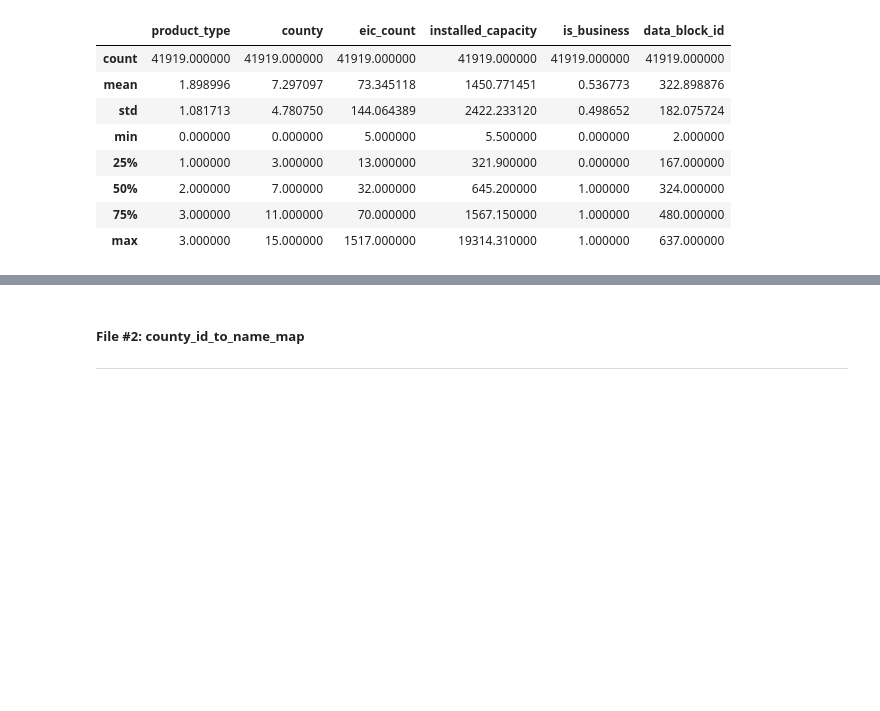
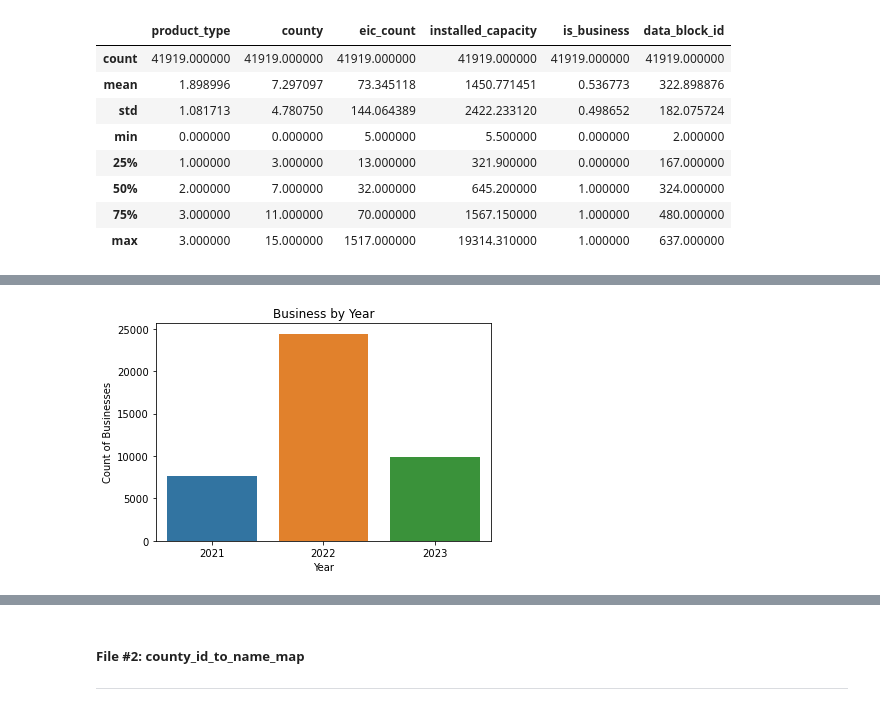
Before and after one commit to rachelhgoldstein/Enefit, a Jupyter notebook: Code/General_EDA.ipynb, the cells around one changed output, grey strips where cells are left out. Cells and saved outputs as stored; diff of their text form; code cells hidden in the pictures; blank space fills up the shorter version.

```diff
--- a/Code/General_EDA.ipynb
+++ b/Code/General_EDA.ipynb
@@ -200,0 +289,10 @@ Let's explore some patterns in the data
+# %%
+sns.barplot(data=pd.DataFrame(client.groupby('year')['is_business'].count()),
+           x=['2021', '2022', '2023'],
+           y='is_business')
+plt.title('Business by Year')
+plt.ylabel('Count of Businesses')
+plt.xlabel('Year')
+plt.show();
+# %% [output]
+[figure, added]
```
Also changed, not shown: parts of 18 cells of this notebook.
